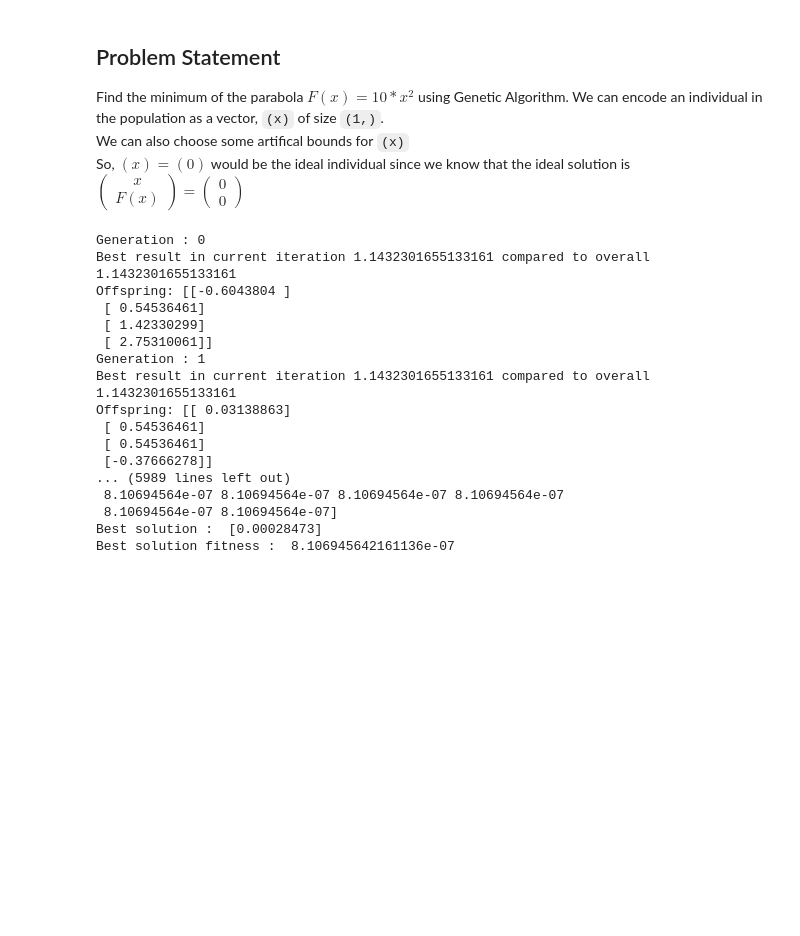
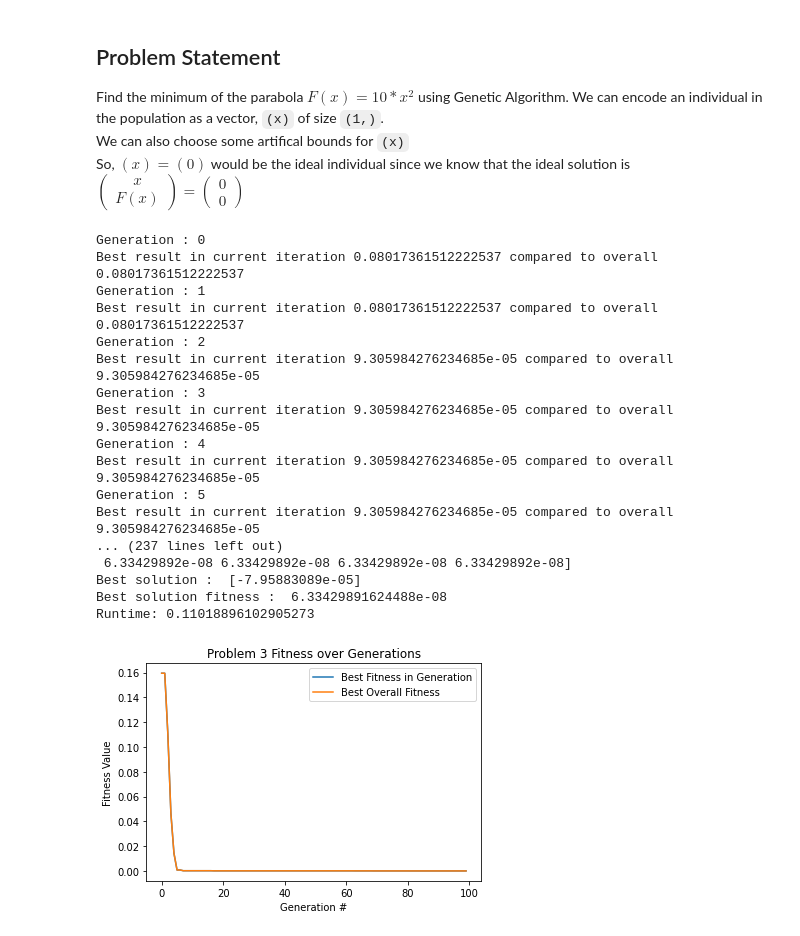
Before and after one commit to luketl2/ME-447-Project-1, a Jupyter notebook: code/Problem3/Problem3_GA_Final.ipynb, the cells around one changed output. Cells and saved outputs as stored; diff of their text form; code cells hidden in the pictures; blank space fills up the shorter version.

```diff
--- a/code/Problem3/Problem3_GA_Final.ipynb
+++ b/code/Problem3/Problem3_GA_Final.ipynb
@@ -22,10 +22,10 @@ def environmental_constraint(pop):
     return pop
 # %%
 PARAM_SIZE = 1
-POP_SIZE = 10
+POP_SIZE = 100
 LOW_BOUND = -10
 HIGH_BOUND = 10
-NUM_GENERATIONS = 1000
+NUM_GENERATIONS = 100
 genetic_alg = GeneticAlgorithm(
     PARAM_SIZE,
     POP_SIZE,
@@ -38,19 +38,23 @@ genetic_alg.crossover_idx = 0
 genetic_alg.run(NUM_GENERATIONS)
 # %% [output]
 Generation : 0
-Best result in current iteration 1.1432301655133161 compared to overall 1.1432301655133161
-Offspring: [[-0.6043804 ]
- [ 0.54536461]
- [ 1.42330299]
- [ 2.75310061]]
+Best result in current iteration 0.08017361512222537 compared to overall 0.08017361512222537
 Generation : 1
-Best result in current iteration 1.1432301655133161 compared to overall 1.1432301655133161
-Offspring: [[ 0.03138863]
- [ 0.54536461]
- [ 0.54536461]
- [-0.37666278]]
-... (5989 lines left out)
- 8.10694564e-07 8.10694564e-07 8.10694564e-07 8.10694564e-07
- 8.10694564e-07 8.10694564e-07]
-Best solution :  [0.00028473]
-Best solution fitness :  8.106945642161136e-07
+Best result in current iteration 0.08017361512222537 compared to overall 0.08017361512222537
+Generation : 2
+Best result in current iteration 9.305984276234685e-05 compared to overall 9.305984276234685e-05
+Generation : 3
+Best result in current iteration 9.305984276234685e-05 compared to overall 9.305984276234685e-05
+Generation : 4
+Best result in current iteration 9.305984276234685e-05 compared to overall 9.305984276234685e-05
+Generation : 5
+Best result in current iteration 9.305984276234685e-05 compared to overall 9.305984276234685e-05
+... (237 lines left out)
+ 6.33429892e-08 6.33429892e-08 6.33429892e-08 6.33429892e-08]
+Best solution :  [-7.95883089e-05]
+Best solution fitness :  6.33429891624488e-08
+Runtime: 0.11018896102905273
+# %%
+genetic_alg.plot_best_fitness("Problem 3")
+# %% [output]
+[figure, added]
```
Also changed, not shown: parts of 1 cell of this notebook, 9 other files.
